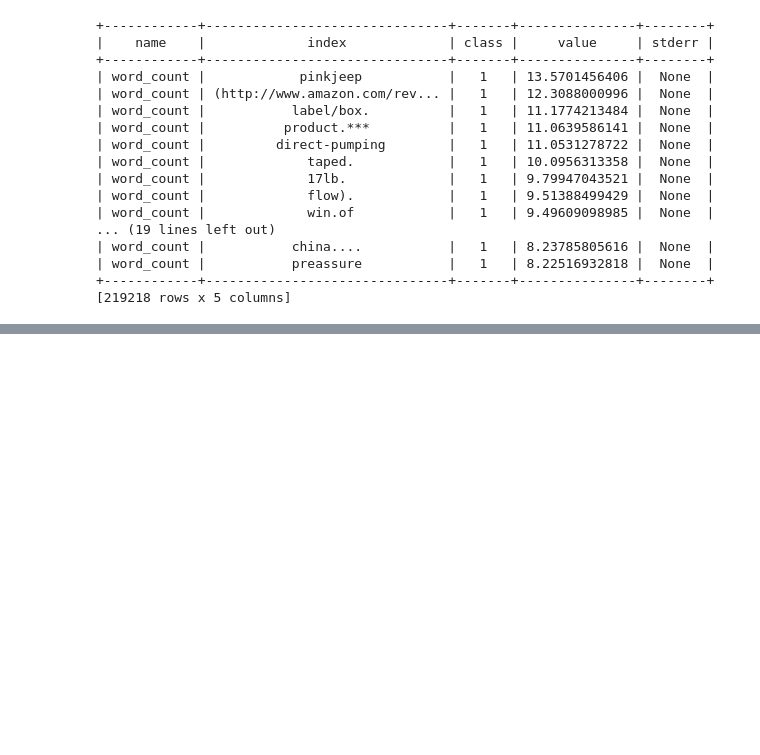
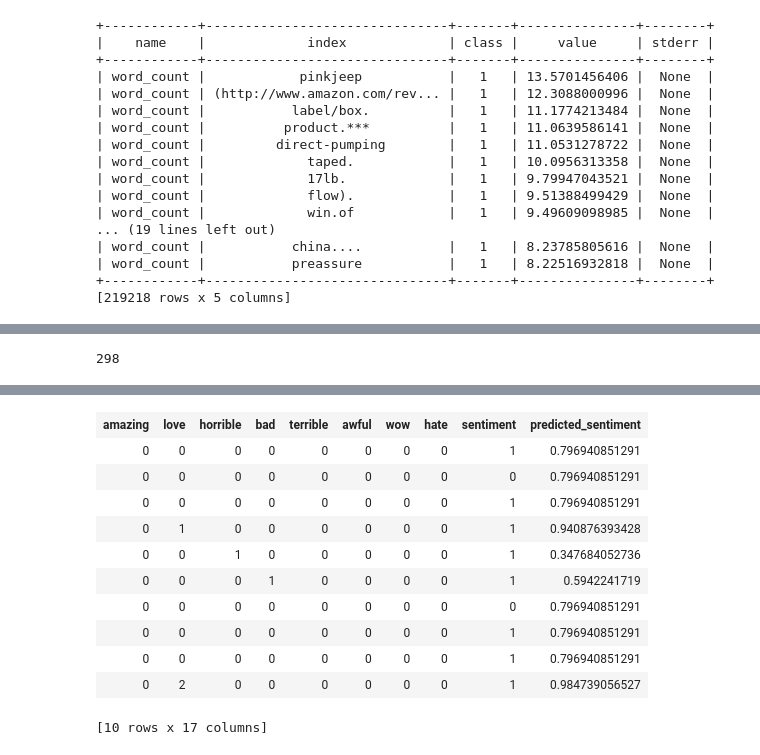
Before and after one commit to SYYoung/UW_MachineLearning, a Jupyter notebook: Course1/Week 3/Assg3.ipynb, the cells around one changed output, grey strips where cells are left out. Cells and saved outputs as stored; diff of their text form; code cells hidden in the pictures; blank space fills up the shorter version.

```diff
--- a/Course1/Week 3/Assg3.ipynb
+++ b/Course1/Week 3/Assg3.ipynb
@@ -348,0 +436,4 @@ all_coefs.print_rows(num_rows=30)
+# %%
+len(diaper_champ_review)
+# %% [output]
+298
@@ -348,0 +445,3 @@ all_coefs.print_rows(num_rows=30)
+# %%
+diaper_champ_review.head()
+# %% [output]
@@ -348,0 +459,12 @@ all_coefs.print_rows(num_rows=30)
+| amazing | love | horrible | bad | terrible | awful | wow | hate | sentiment | predicted_sentiment |
+| 0 | 0 | 0 | 0 | 0 | 0 | 0 | 0 | 1 | 0.796940851291 |
+| 0 | 0 | 0 | 0 | 0 | 0 | 0 | 0 | 0 | 0.796940851291 |
+| 0 | 0 | 0 | 0 | 0 | 0 | 0 | 0 | 1 | 0.796940851291 |
+| 0 | 1 | 0 | 0 | 0 | 0 | 0 | 0 | 1 | 0.940876393428 |
+| 0 | 0 | 1 | 0 | 0 | 0 | 0 | 0 | 1 | 0.347684052736 |
+| 0 | 0 | 0 | 1 | 0 | 0 | 0 | 0 | 1 | 0.5942241719 |
+| 0 | 0 | 0 | 0 | 0 | 0 | 0 | 0 | 0 | 0.796940851291 |
+| 0 | 0 | 0 | 0 | 0 | 0 | 0 | 0 | 1 | 0.796940851291 |
+| 0 | 0 | 0 | 0 | 0 | 0 | 0 | 0 | 1 | 0.796940851291 |
+| 0 | 2 | 0 | 0 | 0 | 0 | 0 | 0 | 1 | 0.984739056527 |
+[10 rows x 17 columns]
```
Also changed, not shown: parts of 30 cells of this notebook.
